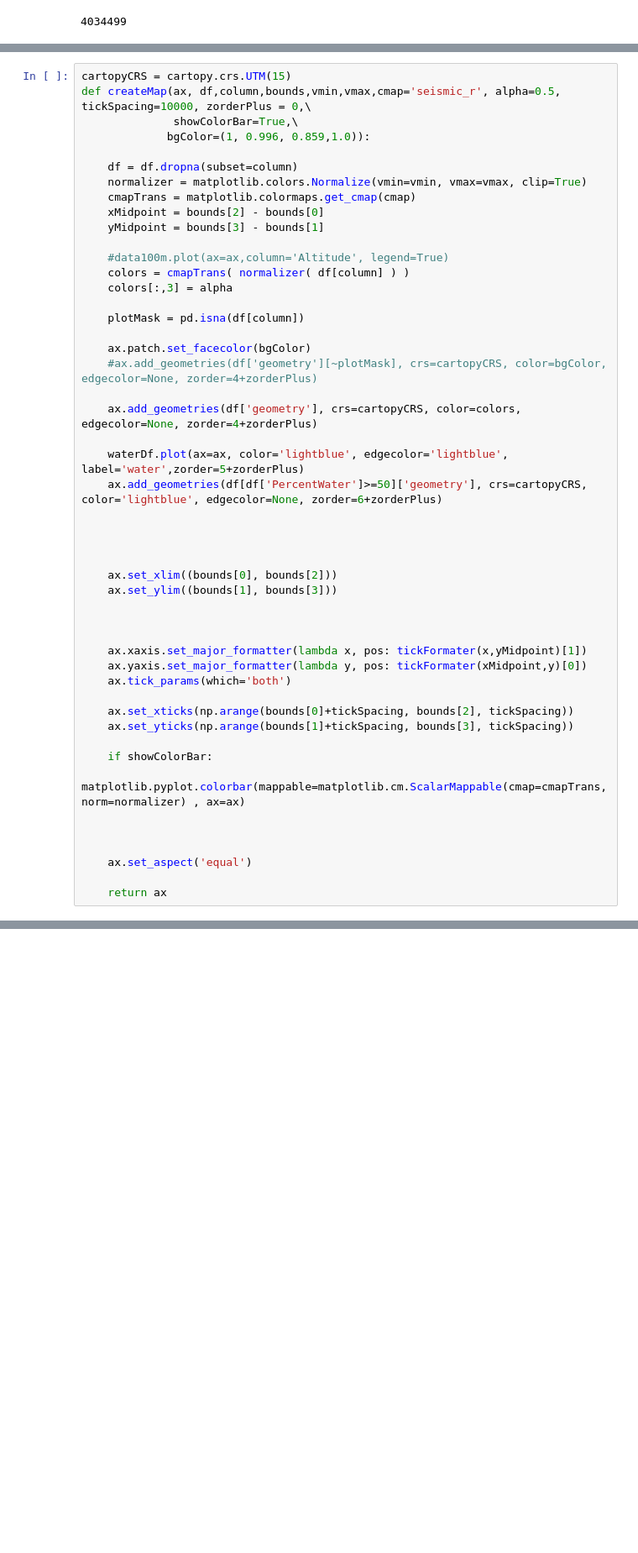
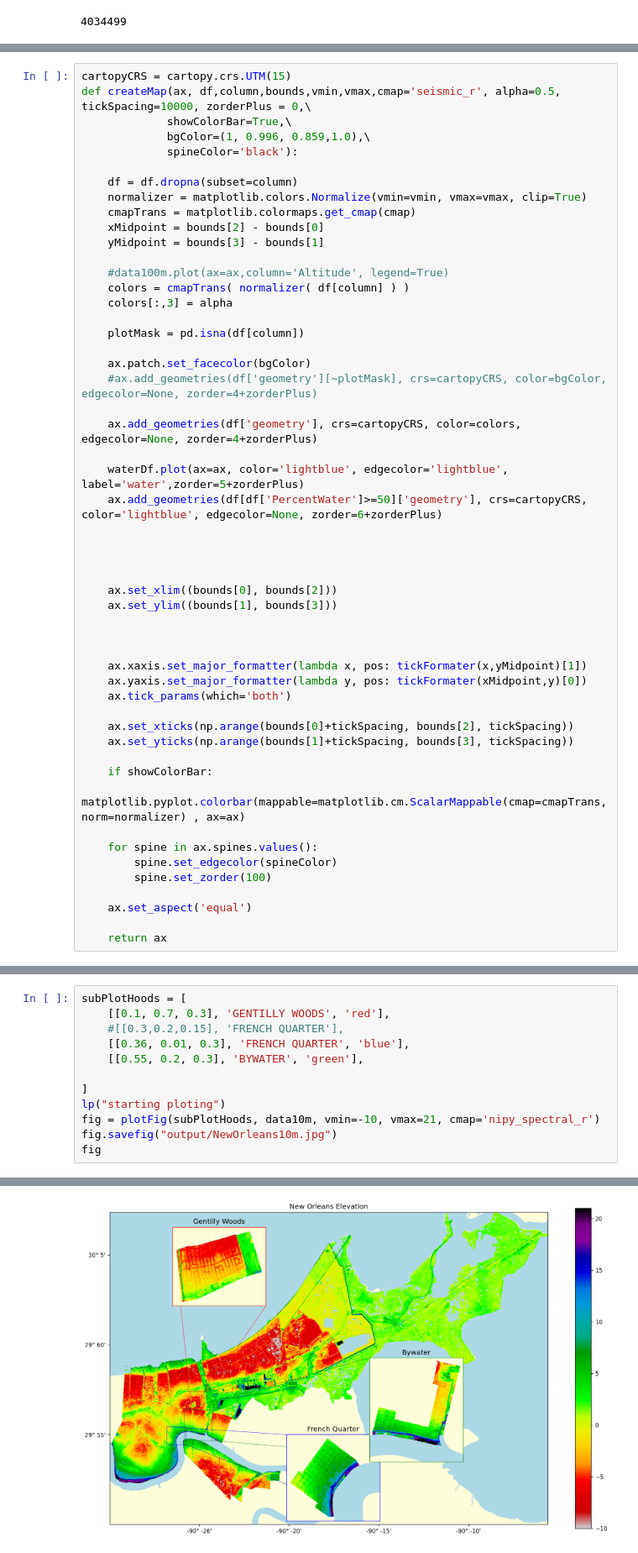
Before and after one commit to GarysCorner/NewOrleansElevation, a Jupyter notebook: CreateMaps_NewOrleans.ipynb, the cells around one changed output, grey strips where cells are left out. Shown at 84% size. Drawn from its saved outputs; the diff is of its cells as text; blank space fills up the shorter version.

```diff
--- a/CreateMaps_NewOrleans.ipynb
+++ b/CreateMaps_NewOrleans.ipynb
@@ -101,8 +102,9 @@ data100m.head(1)
 # %%
 cartopyCRS = cartopy.crs.UTM(15)
 def createMap(ax, df,column,bounds,vmin,vmax,cmap='seismic_r', alpha=0.5, tickSpacing=10000, zorderPlus = 0,\
-              showColorBar=True,\
-             bgColor=(1, 0.996, 0.859,1.0)):
+             showColorBar=True,\
+             bgColor=(1, 0.996, 0.859,1.0),\
+             spineColor='black'):
 
     df = df.dropna(subset=column)
     normalizer = matplotlib.colors.Normalize(vmin=vmin, vmax=vmax, clip=True)
@@ -142,7 +144,9 @@ def createMap(ax, df,column,bounds,vmin,vmax,cmap='seismic_r', alpha=0.5, tickSp
     if showColorBar:
         matplotlib.pyplot.colorbar(mappable=matplotlib.cm.ScalarMappable(cmap=cmapTrans, norm=normalizer) , ax=ax)
 
-
+    for spine in ax.spines.values():
+        spine.set_edgecolor(spineColor)
+        spine.set_zorder(100)
 
     ax.set_aspect('equal')
 
@@ -193,0 +189,13 @@ lp(f"Ploting done in {datetime.now() - startPlotTime}")
+# %%
+subPlotHoods = [
+    [[0.1, 0.7, 0.3], 'GENTILLY WOODS', 'red'],
+    #[[0.3,0.2,0.15], 'FRENCH QUARTER'],
+    [[0.36, 0.01, 0.3], 'FRENCH QUARTER', 'blue'],
+    [[0.55, 0.2, 0.3], 'BYWATER', 'green'],
+
+]
+lp("starting ploting")
+fig = plotFig(subPlotHoods, data10m, vmin=-10, vmax=21, cmap='nipy_spectral_r')
+fig.savefig("output/NewOrleans10m.jpg")
+fig
+# %% [output]
@@ -194,3 +203,4 @@ lp(f"Ploting done in {datetime.now() - startPlotTime}")
+[figure, added]
 # %%
 lp("done")
 # %% [output]
```
Also changed, not shown: parts of 13 cells of this notebook, 1 other file.
